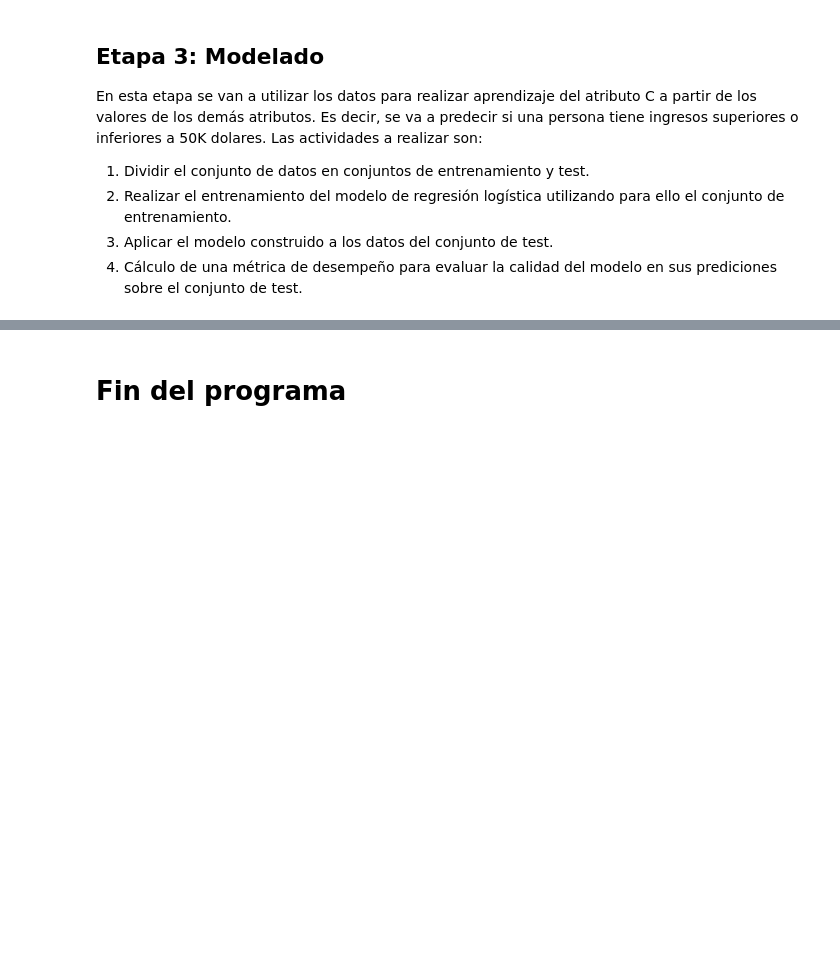
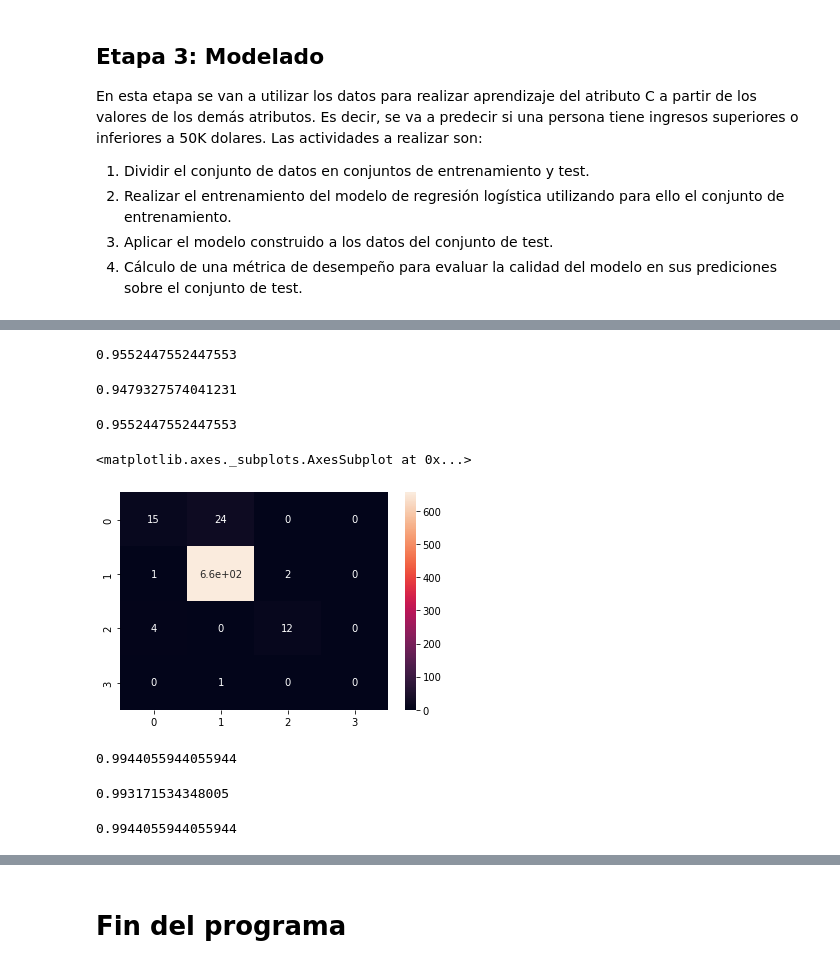
Before and after one commit to antog16/DataNMore, a Jupyter notebook: Modulo2_Inidad1.ipynb, the cells around one changed output, grey strips where cells are left out. Cells and saved outputs as stored; diff of their text form; code cells hidden in the pictures; blank space fills up the shorter version.

```diff
--- a/Modulo2_Inidad1.ipynb
+++ b/Modulo2_Inidad1.ipynb
@@ -237,10 +272,6 @@ Name: Class, dtype: int64
 # %%
 from sklearn.preprocessing import LabelEncoder
 
-['age', 'sex', 'on_thyroxine', 'query_on_thyroxine', 'on_antithyroid_medication', 'sick', 'pregnant',
-              'thyroid_surgery', 'I131_treatment', 'query_hypothyroid', 'query_hyperthyroid', 'lithium', 'goitre', 'tumor',
-              'hypopituitary','psych','TSH_measured','TSH','T3_measured','T3','TT4_measured','TT4','T4U_measured','T4U',
-              'FTI_measured','FTI','TBG_measured','TBG','referral_source','Class']
 
 # Se convierten los atributos categóricos a valores numéricos
 labelencoder= LabelEncoder()
@@ -260,11 +291,8 @@ data['tumor'] = labelencoder.fit_transform(data['tumor'])
 data['hypopituitary'] = labelencoder.fit_transform(data['hypopituitary'])
 data['psych'] = labelencoder.fit_transform(data['psych'])
 data['TSH_measured'] = labelencoder.fit_transform(data['TSH_measured'])
-data['T3_measured'] = labelencoder.fit_transform(data['T3_measured'])
 data['TT4_measured'] = labelencoder.fit_transform(data['TT4_measured'])
 data['T4U_measured'] = labelencoder.fit_transform(data['T4U_measured'])
 data['FTI_measured'] = labelencoder.fit_transform(data['FTI_measured'])
-data['TBG_measured'] = labelencoder.fit_transform(data['TBG_measured'])
 data['referral_source'] = labelencoder.fit_transform(data['referral_source'])
-data['Class'] = labelencoder.fit_transform(data['Class'])
 data.head()
@@ -274,10 +310,8 @@ from sklearn import preprocessing
 # Se normalizan todos los atributos seleccionados (columnas numericas)
 data['age'] = preprocessing.scale(data['age'])
 data['TSH'] = preprocessing.scale(data['TSH'])
-data['T3'] = preprocessing.scale(data['T3'])
 data['TT4'] = preprocessing.scale(data['TT4'])
 data['T4U'] = preprocessing.scale(data['T4U'])
 data['FTI'] = preprocessing.scale(data['FTI'])
-data['TBG'] = preprocessing.scale(data['TBG'])
 
 data.head()
@@ -305,6 +335,6 @@ En esta etapa se van a utilizar los datos para realizar aprendizaje del atributo
 
 from sklearn.model_selection import train_test_split
 
-X_train, X_test, y_train, y_test = train_test_split(dataBal.drop('Class', axis=1), dataBal.Class, test_size=0.30)
+X_train, X_test, y_train, y_test = train_test_split(data.drop('Class', axis=1), data.Class, test_size=0.30) ##, random_state = 1
 print (X_train.shape, y_train.shape)
 print (X_test.shape, y_test.shape)
@@ -323,4 +376,21 @@ predictions
 # Cálculo del accuracy para evaluar el desempeño del modelo sobre los datos de test
 from sklearn.metrics import accuracy_score
 
-accuracy_score(y_test, predictions)
+logr_ac = accuracy_score(y_test, predictions)
+logr_ac
+# %% [output]
+0.9552447552447553
+# %%
+from sklearn.metrics import precision_score
+
+logr_pr = precision_score(y_test, predictions, average = 'weighted', zero_division=0)
+logr_pr
+# %% [output]
+0.9479327574041231
+# %%
+from sklearn.metrics import recall_score
+
+logr_rc = recall_score(y_test, predictions, average = 'micro')
+logr_rc
+# %% [output]
+0.9552447552447553
@@ -326,0 +399,7 @@ accuracy_score(y_test, predictions)
+# %%
+from sklearn.metrics import confusion_matrix
+cm = confusion_matrix(y_test,predictions)
+sns.heatmap(cm,annot=True)
+# %% [output]
+<matplotlib.axes._subplots.AxesSubplot at 0x...>
+[figure, added]
@@ -326,0 +411,15 @@ accuracy_score(y_test, predictions)
+# %%
+tree_ac = accuracy_score(y_test, tree_predict)
+tree_ac
+# %% [output]
+0.9944055944055944
+# %%
+tree_pr = precision_score(y_test, tree_predict, average = 'weighted', zero_division=0)
+tree_pr
+# %% [output]
+0.993171534348005
+# %%
+tree_rc = recall_score(y_test, tree_predict, average = 'weighted')
+tree_rc
+# %% [output]
+0.9944055944055944
```
Also changed, not shown: parts of 21 cells of this notebook.
